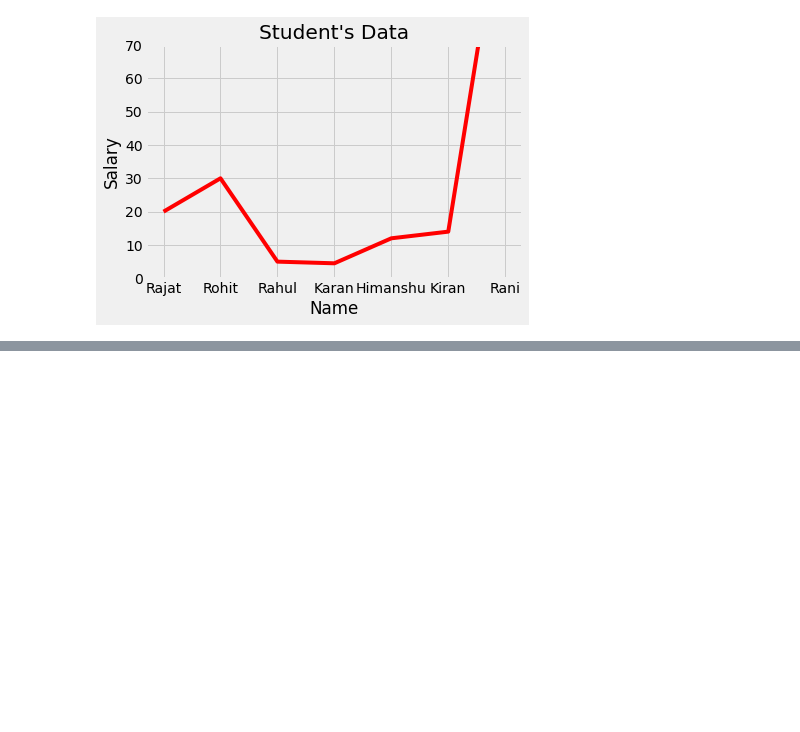
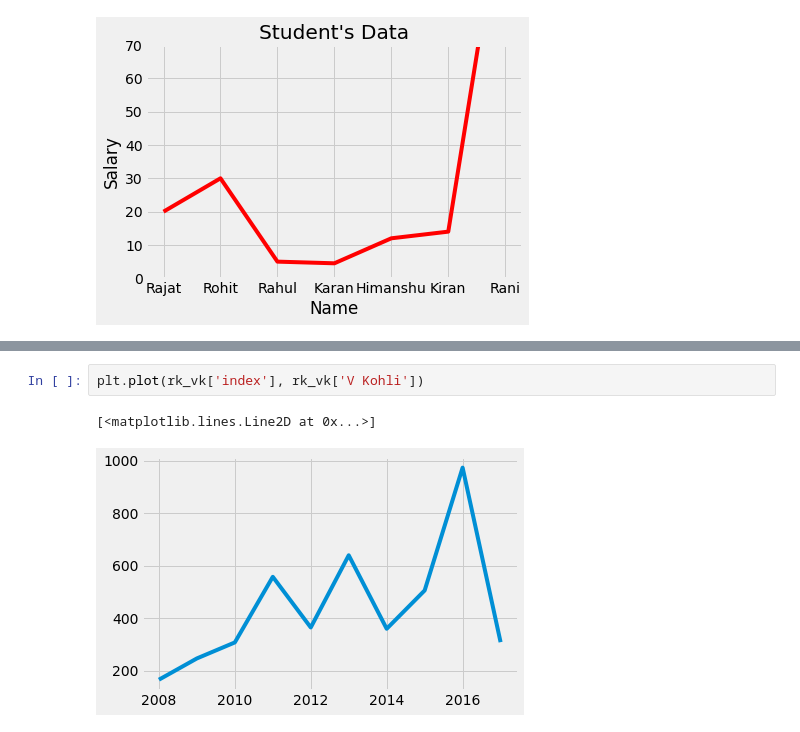
Before and after one commit to bhavnish97/DataScience-Concepts, a Jupyter notebook: Matplotlib_Fundamentals.ipynb, the cells around one changed output, grey strips where cells are left out. Drawn from its saved outputs; the diff is of its cells as text; blank space fills up the shorter version.

```diff
--- a/Matplotlib_Fundamentals.ipynb
+++ b/Matplotlib_Fundamentals.ipynb
@@ -76,0 +99,5 @@ plt.ylim(0,70)
+# %%
+plt.plot(rk_vk['index'], rk_vk['V Kohli'])
+# %% [output]
+[<matplotlib.lines.Line2D at 0x...>]
+[figure, added]
```
Also changed, not shown: parts of 13 cells of this notebook.
